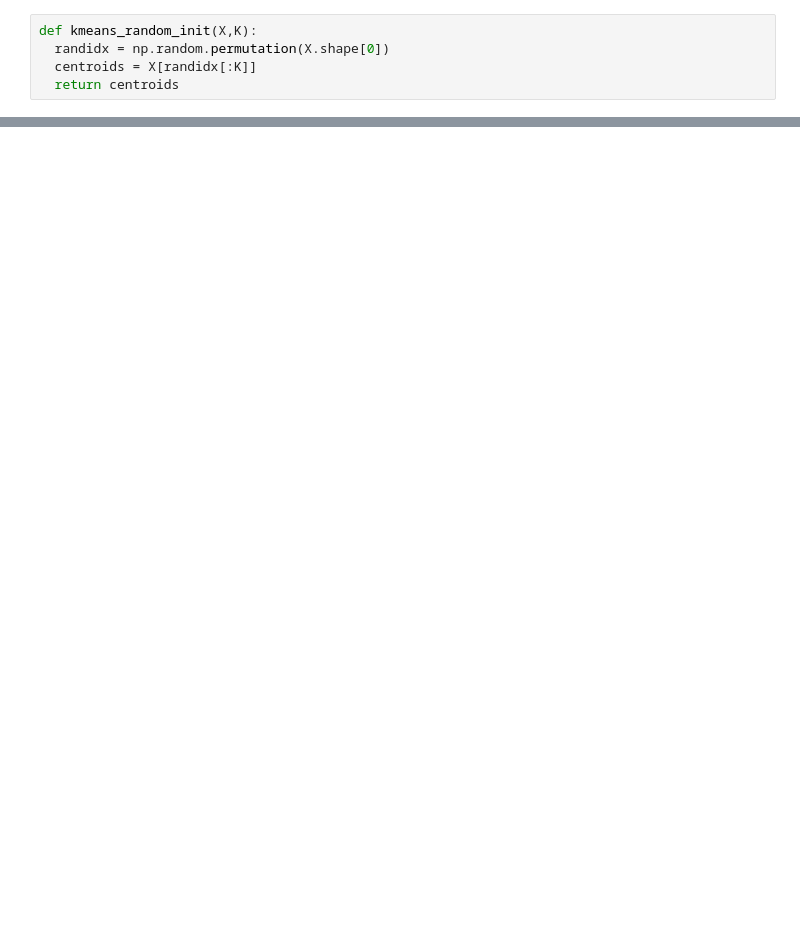
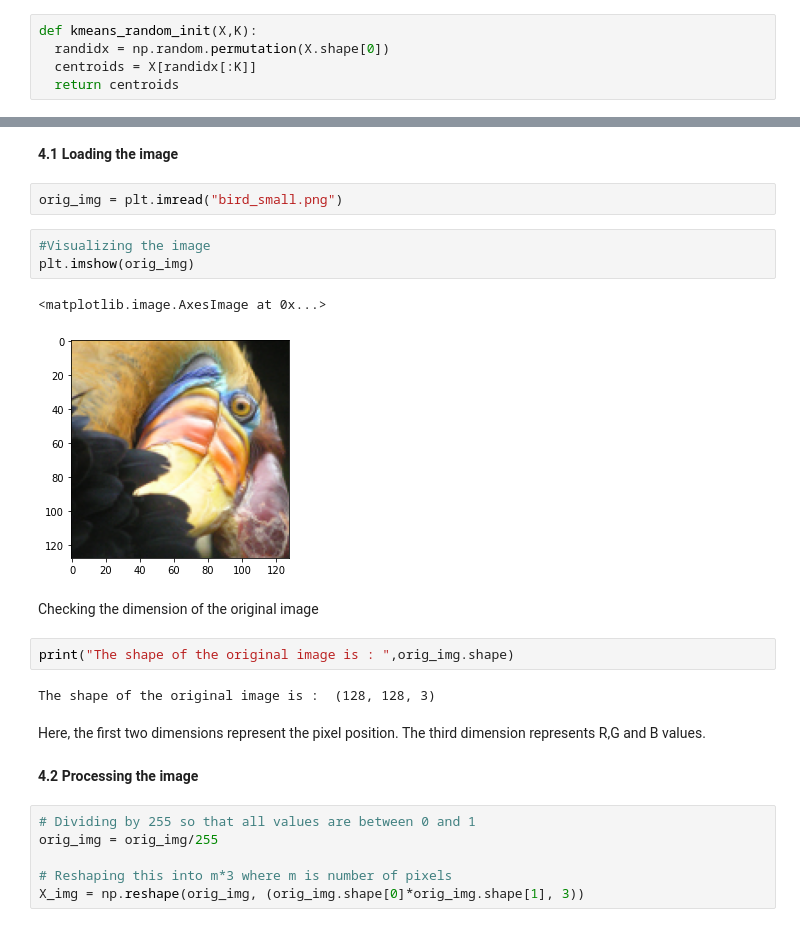
Before and after one commit to aneekbsws/unsupervised-ml-tutorial, a Jupyter notebook: K_Means_Clustering.ipynb, the cells around one changed output, grey strips where cells are left out. Drawn from its saved outputs; the diff is of its cells as text; blank space fills up the shorter version.

```diff
--- a/K_Means_Clustering.ipynb
+++ b/K_Means_Clustering.ipynb
@@ -211,0 +223,26 @@ K-Means iteration 9/9
+# %% [markdown]
+**4.1 Loading the image**
+# %%
+orig_img = plt.imread("bird_small.png")
+# %%
+#Visualizing the image
+plt.imshow(orig_img)
+# %% [output]
+<matplotlib.image.AxesImage at 0x...>
+[figure, added]
+# %% [markdown]
+Checking the dimension of the original image
+# %%
+print("The shape of the original image is : ",orig_img.shape)
+# %% [output]
+The shape of the original image is :  (128, 128, 3)
+# %% [markdown]
+Here, the first two dimensions represent the pixel position. The third dimension represents R,G and B values.
+# %% [markdown]
+**4.2 Processing the image**
+# %%
+# Dividing by 255 so that all values are between 0 and 1
+orig_img = orig_img/255
+
+# Reshaping this into m*3 where m is number of pixels
+X_img = np.reshape(orig_img, (orig_img.shape[0]*orig_img.shape[1], 3))
```
Also changed, not shown: parts of 13 cells of this notebook.
